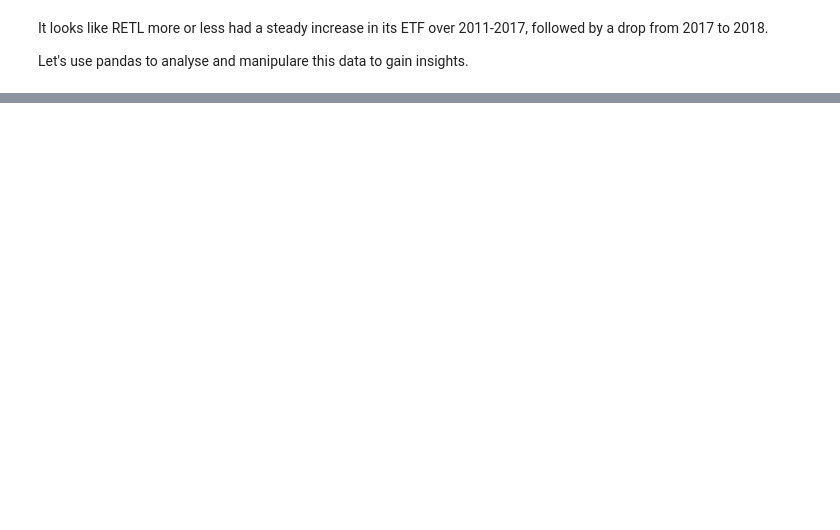
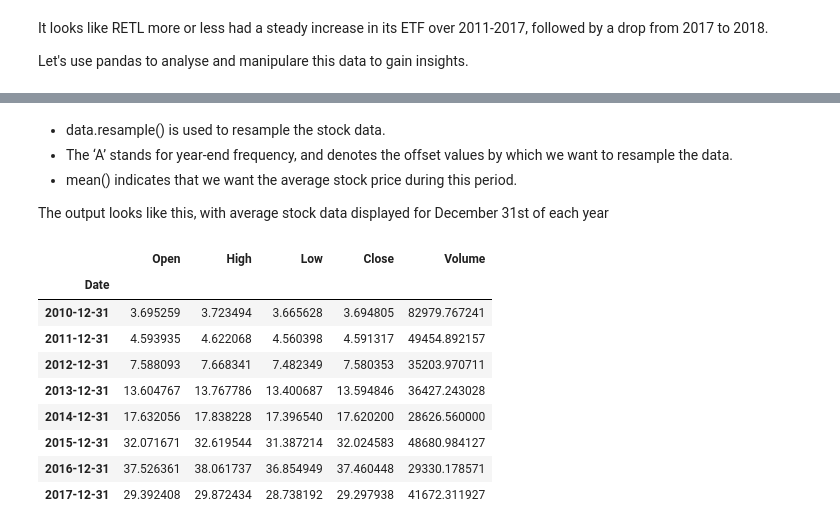
Before and after one commit to ubco-W2021T1-data301/project-group21-project, a Jupyter notebook: notebooks/analysis3.ipynb, the cells around one changed output, grey strips where cells are left out. Saved outputs shown, nothing was run; the diff lists cells and outputs as text; code cells hidden in the pictures; blank space fills up the shorter version.

```diff
--- a/notebooks/analysis3.ipynb
+++ b/notebooks/analysis3.ipynb
@@ -116,0 +139,19 @@ Let's use
+# %% [markdown]
+- data.resample() is used to resample the stock data.
+- The ‘A’ stands for year-end frequency, and denotes the offset values by which we want to resample the data.
+- mean() indicates that we want the average stock price during this period.
+
+The output looks like this, with average stock data displayed for December 31st of each year
+# %%
+RETL.resample(rule = 'A').mean()
+# %% [output]
+|  | Open | High | Low | Close | Volume |
+| Date |  |  |  |  |  |
+| 2010-12-31 | 3.695259 | 3.723494 | 3.665628 | 3.694805 | 82979.767241 |
+| 2011-12-31 | 4.593935 | 4.622068 | 4.560398 | 4.591317 | 49454.892157 |
+| 2012-12-31 | 7.588093 | 7.668341 | 7.482349 | 7.580353 | 35203.970711 |
+| 2013-12-31 | 13.604767 | 13.767786 | 13.400687 | 13.594846 | 36427.243028 |
+| 2014-12-31 | 17.632056 | 17.838228 | 17.396540 | 17.620200 | 28626.560000 |
+| 2015-12-31 | 32.071671 | 32.619544 | 31.387214 | 32.024583 | 48680.984127 |
+| 2016-12-31 | 37.526361 | 38.061737 | 36.854949 | 37.460448 | 29330.178571 |
+| 2017-12-31 | 29.392408 | 29.872434 | 28.738192 | 29.297938 | 41672.311927 |
```
Also changed, not shown: parts of 12 cells of this notebook.
